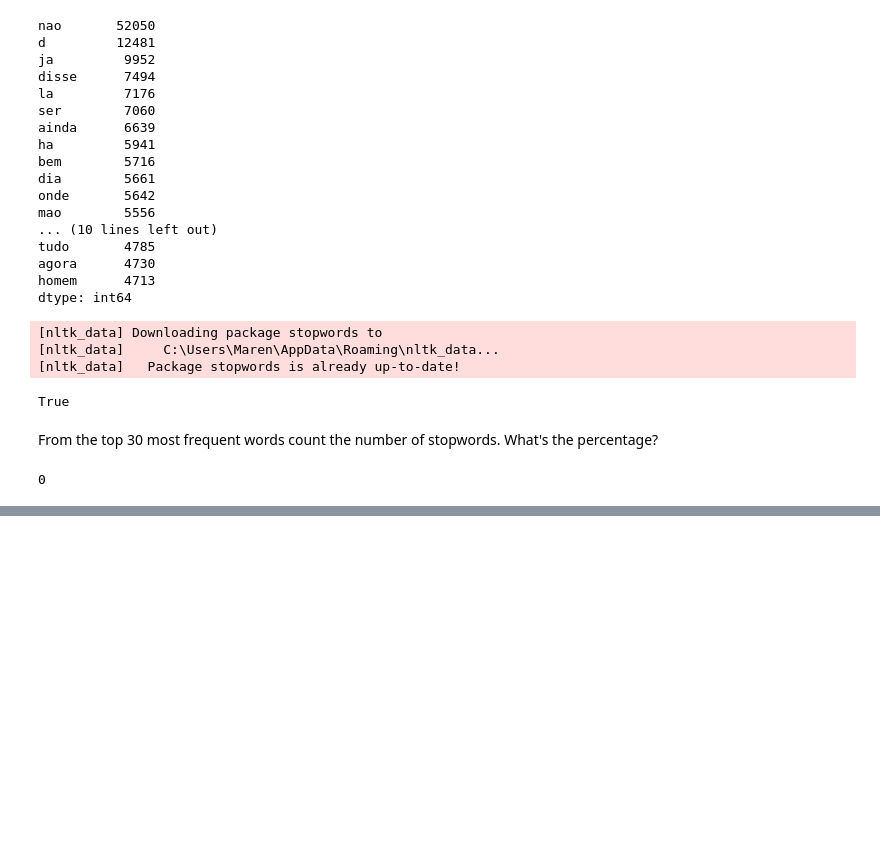
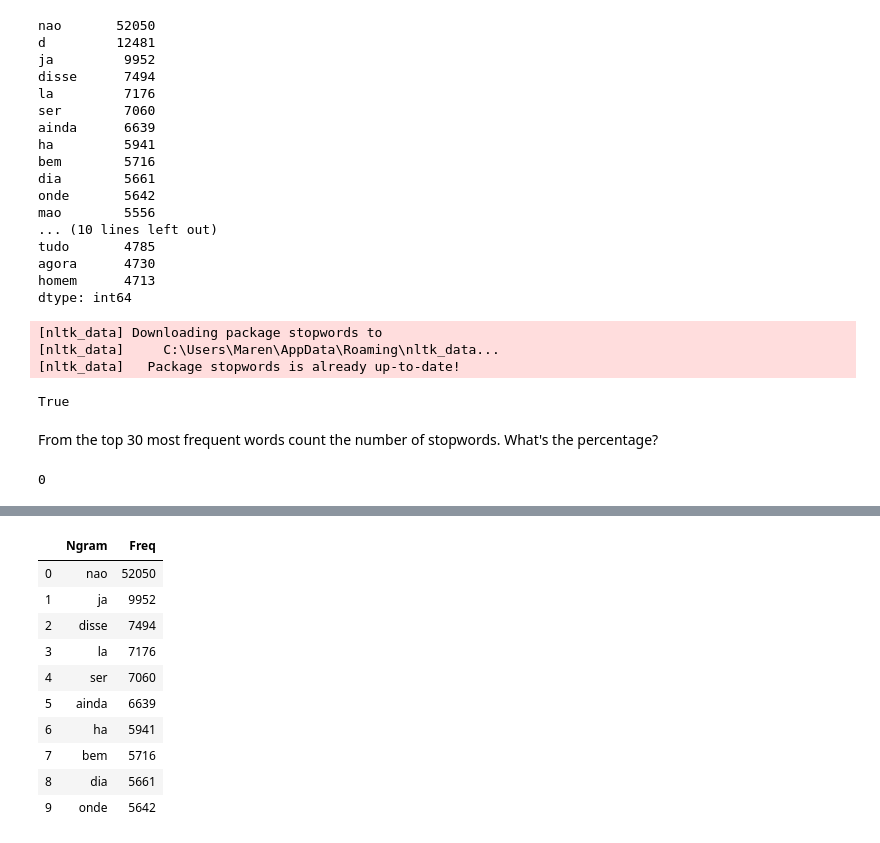
Before and after one commit to CatPalha/textMiningProject, a Jupyter notebook: Text Mining_v1.ipynb, the cells around one changed output, grey strips where cells are left out. Drawn from its saved outputs; the diff is of its cells as text; code cells hidden in the pictures; blank space fills up the shorter version.

```diff
--- a/Text Mining_v1.ipynb
+++ b/Text Mining_v1.ipynb
@@ -375,0 +375,29 @@ def number_token(text):
+# %%
+def get_top_n_grams(corpus, top_k, n):
+    """
+    Function that receives a list of documents (corpus) and extracts
+        the top k most frequent n-grams for that corpus.
+
+    :param corpus: list of texts
+    :param top_k: int with the number of n-grams that we want to extract
+    :param n: n gram type to be considered
+             (if n=1 extracts unigrams, if n=2 extracts bigrams, ...)
+
+    :return: Returns a sorted dataframe in which the first column
+        contains the extracted ngrams and the second column contains
+        the respective counts
+    """
+    vec = CountVectorizer(ngram_range=(n, n), max_features=2000).fit(corpus)
+
+    bag_of_words = vec.transform(corpus)
+
+    sum_words = bag_of_words.sum(axis=0)
+
+    words_freq = []
+    for word, idx in vec.vocabulary_.items():
+        words_freq.append((word, sum_words[0, idx]))
+
+    words_freq = sorted(words_freq, key=lambda x: x[1], reverse=True)
+    top_df = pd.DataFrame(words_freq[:top_k])
+    top_df.columns = ["Ngram", "Freq"]
+    return top_df
@@ -375,0 +406,14 @@ def number_token(text):
+# %%
+top_df.head(10)
+# %% [output]
+|  | Ngram | Freq |
+| 0 | nao | 52050 |
+| 1 | ja | 9952 |
+| 2 | disse | 7494 |
+| 3 | la | 7176 |
+| 4 | ser | 7060 |
+| 5 | ainda | 6639 |
+| 6 | ha | 5941 |
+| 7 | bem | 5716 |
+| 8 | dia | 5661 |
+| 9 | onde | 5642 |
```
Also changed, not shown: parts of 18 cells of this notebook.
